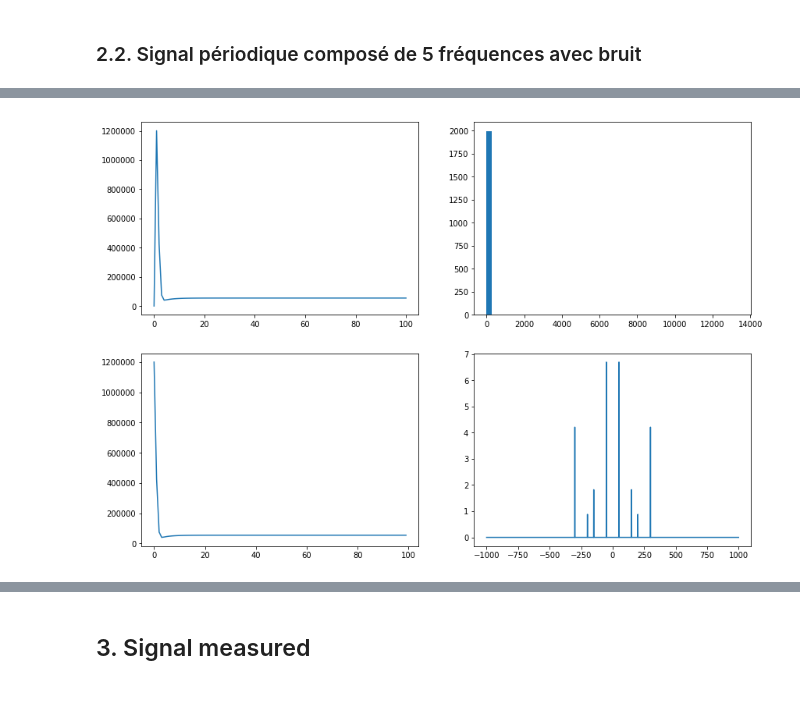
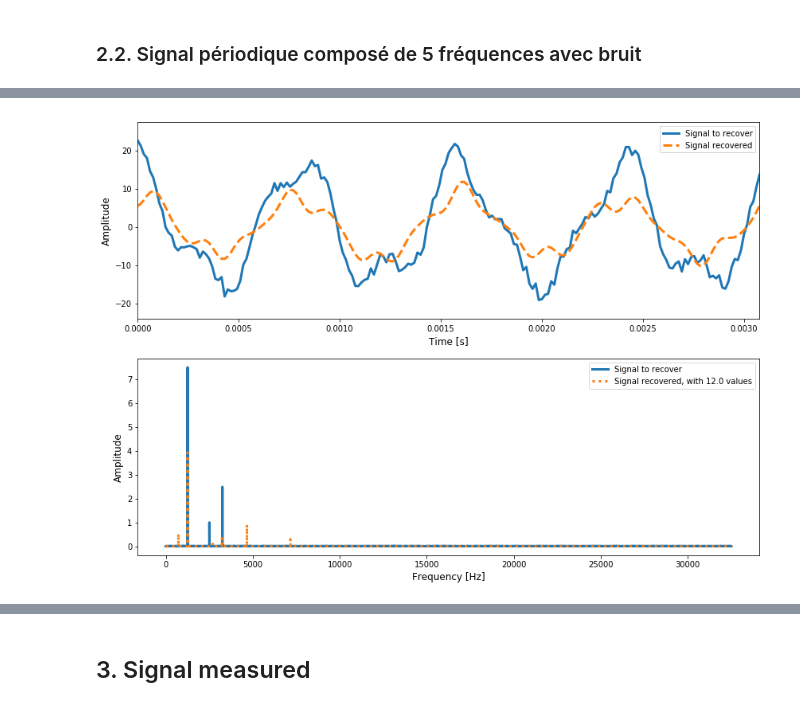
Before and after one commit to colin-ai/compressed-sensing, a Jupyter notebook: pyCompressSensing/compress_sensing.ipynb, the cells around one changed output, grey strips where cells are left out. Cells and saved outputs as stored; diff of their text form; code cells hidden in the pictures.

```diff
--- a/pyCompressSensing/compress_sensing.ipynb
+++ b/pyCompressSensing/compress_sensing.ipynb
@@ -82,8 +134,9 @@ plt.xlim([0,120])
 # %%
 sf = SignalFrame()
 
-A = [15, 2, 5, 3, 10]
-f = [50, 100, 150, 200, 300]
+A = [15, 2, 5]
+f = [50, 100, 130]
 
-cos3 = sf.signal_gen(a0=A, f0=f, fe=2000, t=1, noise_level=2, plot=True)
+obs_time = 25
+cos3 = sf.signal_gen(a=A, f=f, observation_time=obs_time, noise_level=1, plot=True)
 # %% [output]
@@ -98,6 +166,7 @@ Sampling performed : 1000 instants
 # %%
 l1 = L1min()
 
-cos3_recovered = l1.solver(signal_sampled, phi, w=400, plot_result=True)
+cos3_recovered = l1.solver(signal_sampled, phi, w=2500, max_iter=200)
+l1.plot_score(cos3.temporal, cos3_recovered)
 # %% [output]
-[figure, old version]
+[figure, new version]
```
Also changed, not shown: parts of 48 cells of this notebook, 3 other files.
